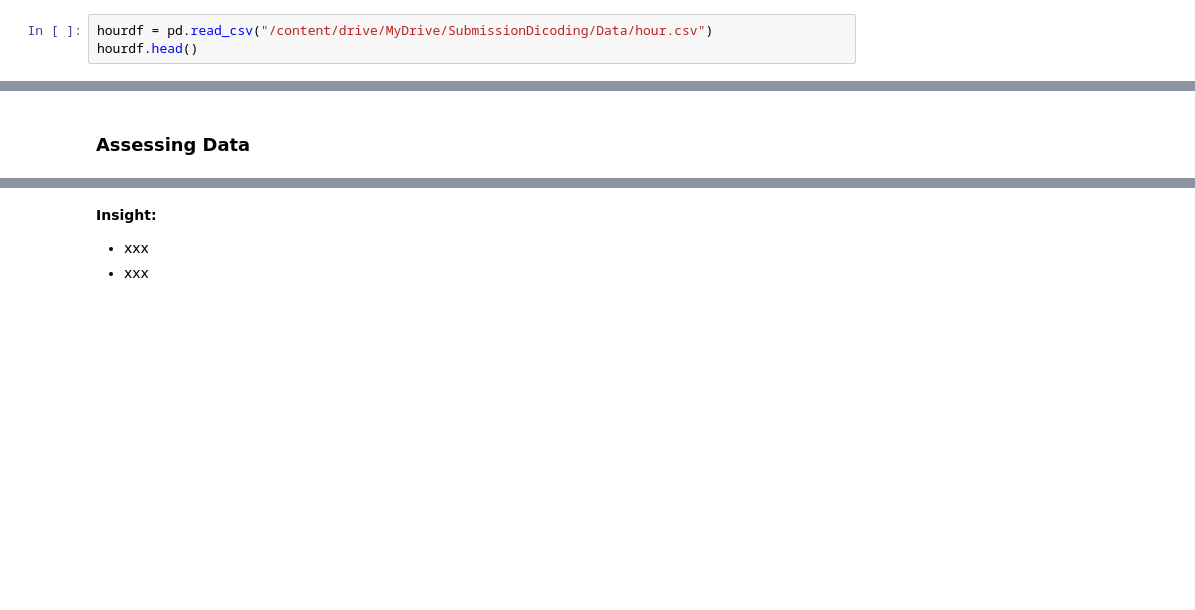
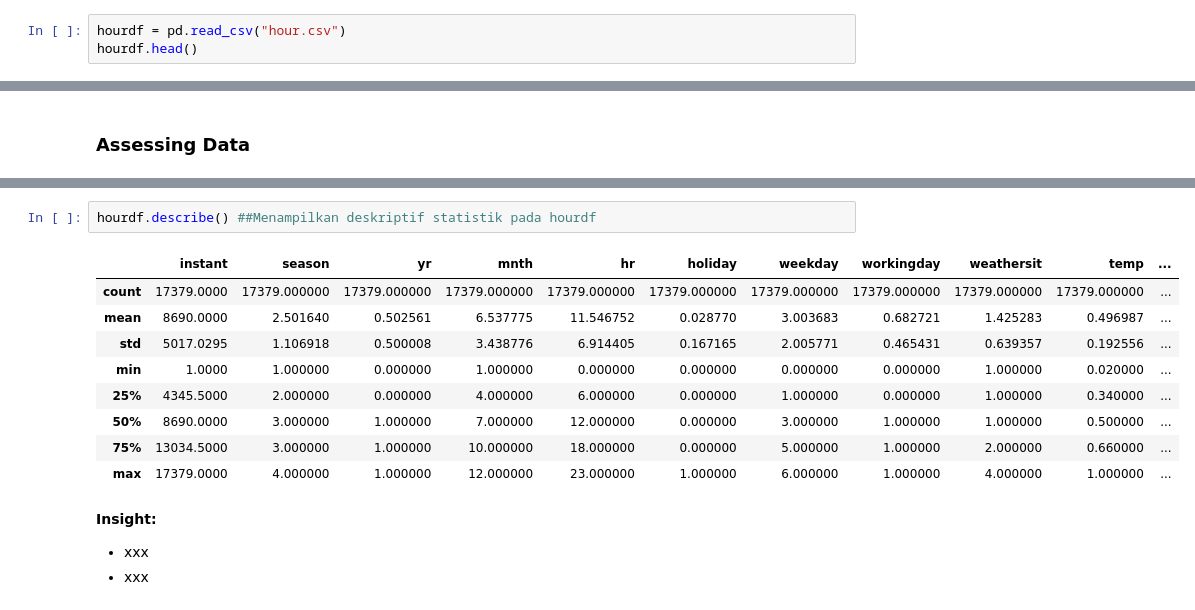
Before and after one commit to ItSam77/DataAnalyze, a Jupyter notebook: Proyek_Analisis_Data.ipynb, the cells around one changed output, grey strips where cells are left out. Drawn from its saved outputs; the diff is of its cells as text; blank space fills up the shorter version.

```diff
--- a/Proyek_Analisis_Data.ipynb
+++ b/Proyek_Analisis_Data.ipynb
@@ -29,7 +27,7 @@ Drive already mounted at /content/drive; to attempt to forcibly remount, call dr
 # %% [markdown]
 ### Gathering Data
 # %%
-hourdf = pd.read_csv("/content/drive/MyDrive/SubmissionDicoding/Data/hour.csv")
+hourdf = pd.read_csv("hour.csv")
 hourdf.head()
 # %% [output]
 |  | instant | dteday | season | yr | mnth | hr | holiday | weekday | workingday | weathersit | ... |
@@ -97,3 +160,15 @@ memory usage: 2.3+ MB
+# %%
+hourdf.describe() ##Menampilkan deskriptif statistik pada hourdf
+# %% [output]
+|  | instant | season | yr | mnth | hr | holiday | weekday | workingday | weathersit | temp | ... |
+| count | 17379.0000 | 17379.000000 | 17379.000000 | 17379.000000 | 17379.000000 | 17379.000000 | 17379.000000 | 17379.000000 | 17379.000000 | 17379.000000 | ... |
+| mean | 8690.0000 | 2.501640 | 0.502561 | 6.537775 | 11.546752 | 0.028770 | 3.003683 | 0.682721 | 1.425283 | 0.496987 | ... |
+| std | 5017.0295 | 1.106918 | 0.500008 | 3.438776 | 6.914405 | 0.167165 | 2.005771 | 0.465431 | 0.639357 | 0.192556 | ... |
+| min | 1.0000 | 1.000000 | 0.000000 | 1.000000 | 0.000000 | 0.000000 | 0.000000 | 0.000000 | 1.000000 | 0.020000 | ... |
+| 25% | 4345.5000 | 2.000000 | 0.000000 | 4.000000 | 6.000000 | 0.000000 | 1.000000 | 0.000000 | 1.000000 | 0.340000 | ... |
+| 50% | 8690.0000 | 3.000000 | 1.000000 | 7.000000 | 12.000000 | 0.000000 | 3.000000 | 1.000000 | 1.000000 | 0.500000 | ... |
+| 75% | 13034.5000 | 3.000000 | 1.000000 | 10.000000 | 18.000000 | 0.000000 | 5.000000 | 1.000000 | 2.000000 | 0.660000 | ... |
+| max | 17379.0000 | 4.000000 | 1.000000 | 12.000000 | 23.000000 | 1.000000 | 6.000000 | 1.000000 | 4.000000 | 1.000000 | ... |
 # %% [markdown]
 **Insight:**
 - xxx
```
Also changed, not shown: parts of 13 cells of this notebook.
